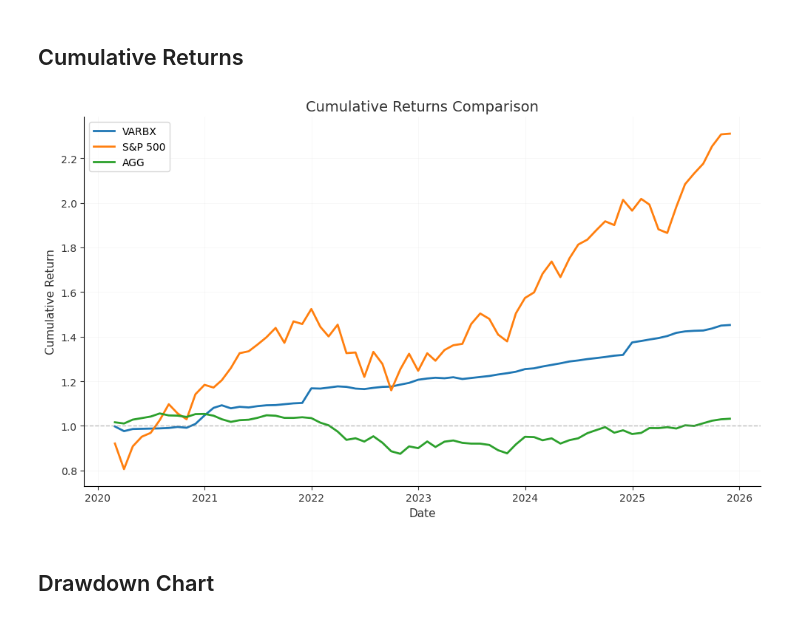
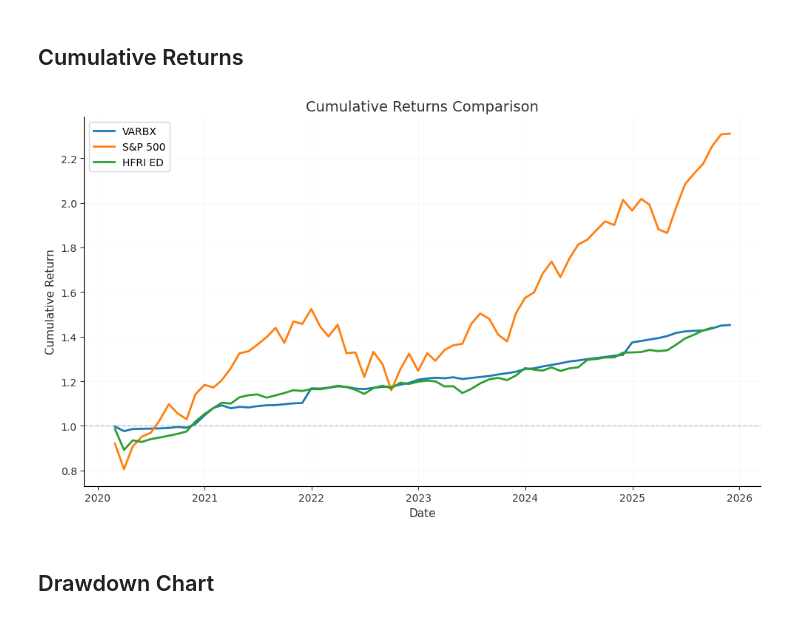
Before and after one commit to originalpaul/varbxaltinvfinalproj, a Jupyter notebook: notebooks/04_visualizations.ipynb, the cells around one changed output. Saved outputs shown, nothing was run; the diff lists cells and outputs as text; code cells hidden in the pictures.

```diff
--- a/notebooks/04_visualizations.ipynb
+++ b/notebooks/04_visualizations.ipynb
@@ -47,20 +48,20 @@ returns_df = returns_df.set_index("date")
 
 varbx_returns = returns_df["return_varbx"]
 sp500_returns = returns_df["return_sp500"]
-agg_returns = returns_df["return_agg"]
+hfri_ed_returns = returns_df["return_hfri_ed"]
 # %% [markdown]
 ## Cumulative Returns
 # %%
 # Plot cumulative returns
 returns_dict = {
     "VARBX": varbx_returns,
     "S&P 500": sp500_returns,
-    "AGG": agg_returns
+    "HFRI ED": hfri_ed_returns
 }
 fig = plot_cumulative_returns(returns_dict, title="Cumulative Returns Comparison")
 plt.show()
 # %% [output]
-[figure, old version]
+[figure, new version]
 # %% [markdown]
 ## Drawdown Chart
 # %%
```
Also changed, not shown: parts of 8 cells of this notebook, 21 other files.
